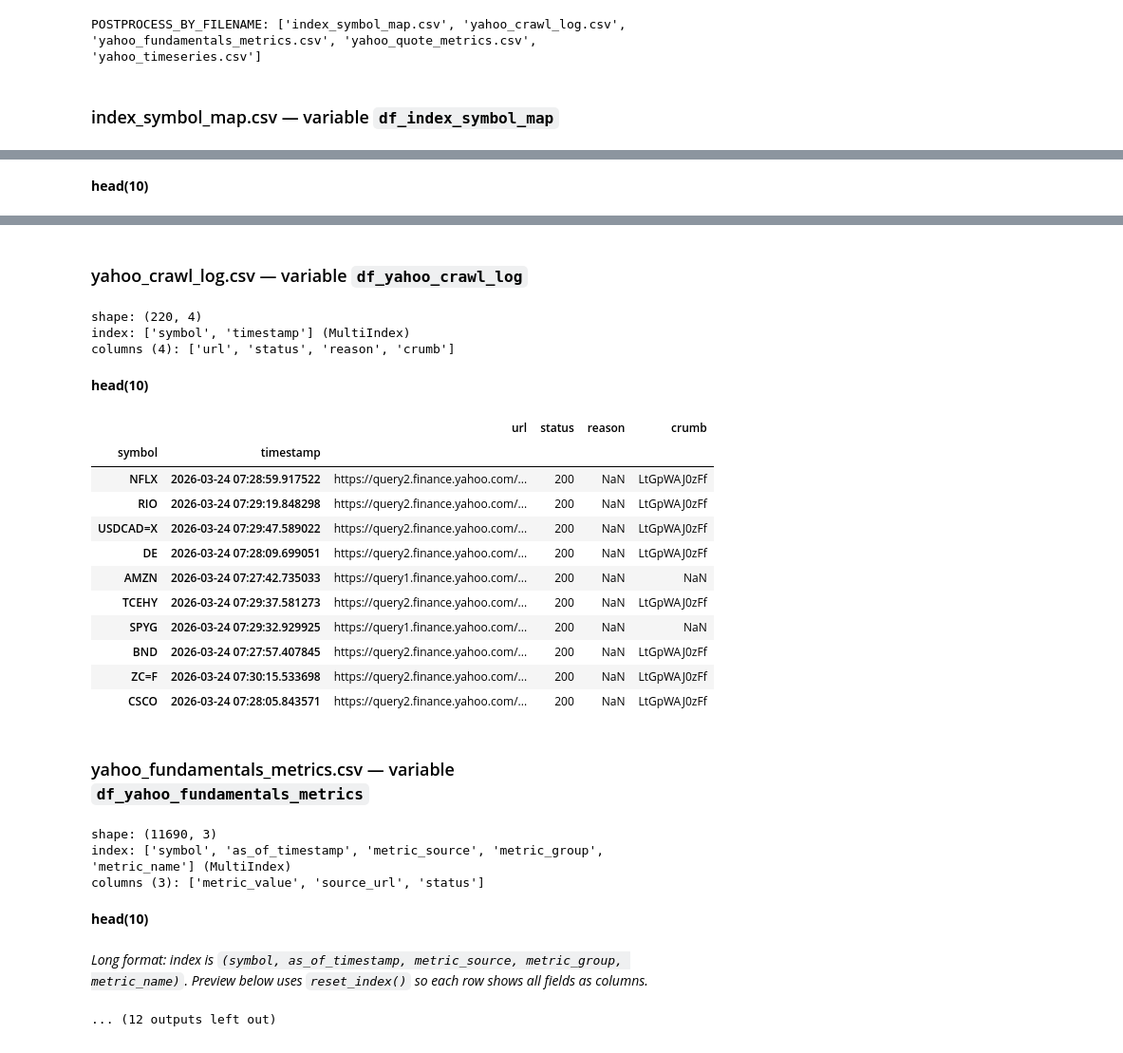
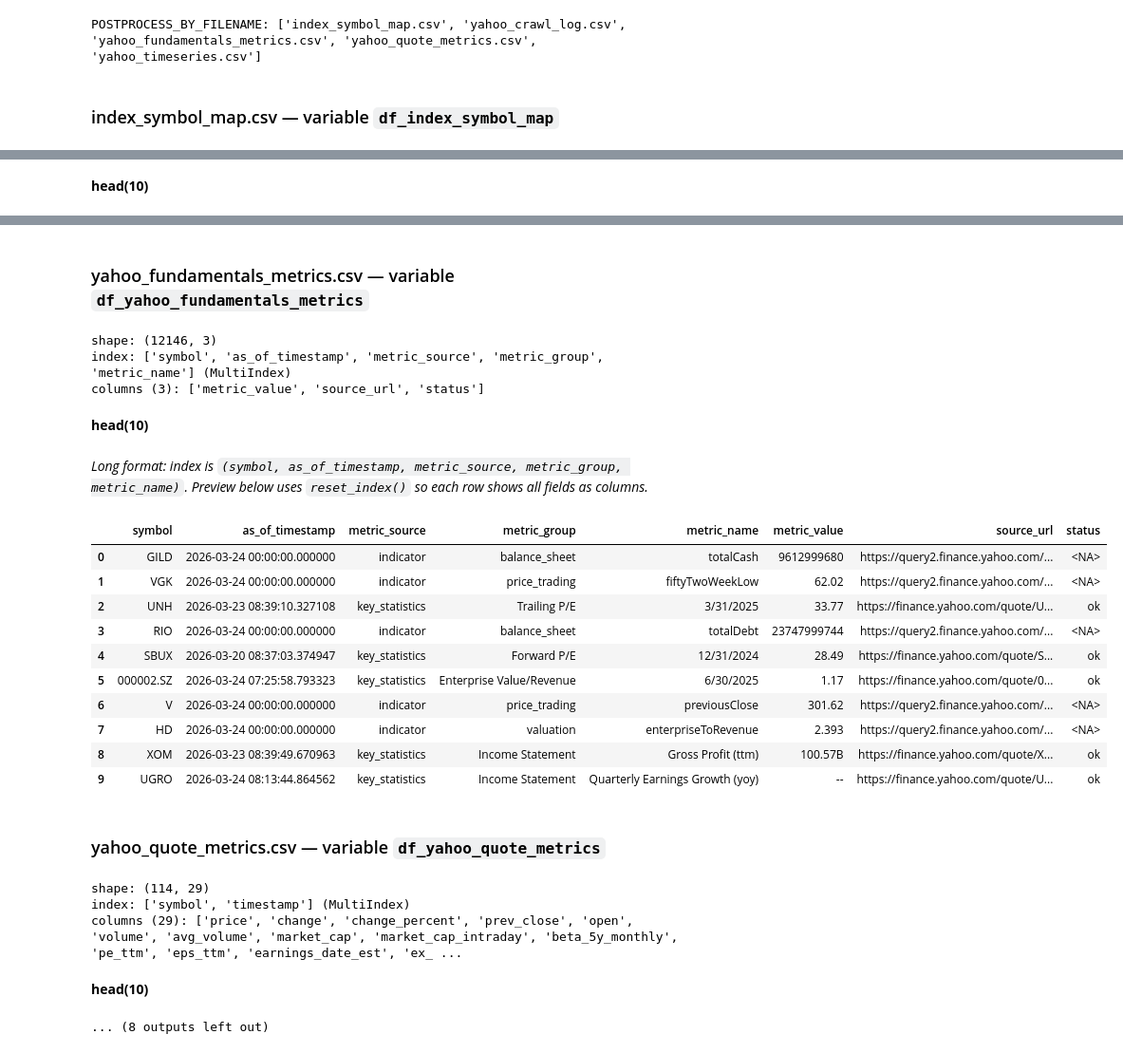
Before and after one commit to whatsforlunch99/openFund-AI, a Jupyter notebook: database_data/display_postprocessed.ipynb, the cells around one changed output, grey strips where cells are left out. Shown at 95% size. Drawn from its saved outputs; the diff is of its cells as text; code cells hidden in the pictures.

```diff
--- a/database_data/display_postprocessed.ipynb
+++ b/database_data/display_postprocessed.ipynb
@@ -109,22 +109,25 @@ _ipy = get_ipython()
 _user_ns = _ipy.user_ns if _ipy is not None else globals()
 
 for csv_name in names:
-    var_name = f"df_{Path(csv_name).stem}"
-    fn = POSTPROCESS_BY_FILENAME[csv_name]
-    try:
-        df = fn()
-    except FileNotFoundError as e:
-        display(Markdown(f"### {csv_name} (`{var_name}` not set)"))
-        print(f"skip (file not found): {e}")
-        continue
-    except Exception as e:
-        display(Markdown(f"### {csv_name} (`{var_name}` not set)"))
-        print(f"ERROR: {e!r}")
-        continue
-    df_dict[var_name] = df
-    _user_ns[var_name] = df
-    show_df(csv_name, df, var_name=var_name)
-    print()
+
+    if csv_name != "yahoo_crawl_log.csv":
+
+        var_name = f"df_{Path(csv_name).stem}"
+        fn = POSTPROCESS_BY_FILENAME[csv_name]
+        try:
+            df = fn()
+        except FileNotFoundError as e:
+            display(Markdown(f"### {csv_name} (`{var_name}` not set)"))
+            print(f"skip (file not found): {e}")
+            continue
+        except Exception as e:
+            display(Markdown(f"### {csv_name} (`{var_name}` not set)"))
+            print(f"ERROR: {e!r}")
+            continue
+        df_dict[var_name] = df
+        _user_ns[var_name] = df
+        show_df(csv_name, df, var_name=var_name)
+        print()
 
 print("df_dict keys:", sorted(df_dict))
 # %% [output]
@@ -148,24 +151,23 @@ columns (5): ['index_id', 'confidence', 'quoteType', 'matched_name', 'source_url
-### yahoo_crawl_log.csv — variable `df_yahoo_crawl_log`
+### yahoo_fundamentals_metrics.csv — variable `df_yahoo_fundamentals_metrics`
-shape: (220, 4)
-index: ['symbol', 'timestamp'] (MultiIndex)
-columns (4): ['url', 'status', 'reason', 'crumb']
+shape: (12146, 3)
+index: ['symbol', 'as_of_timestamp', 'metric_source', 'metric_group', 'metric_name'] (MultiIndex)
+columns (3): ['metric_value', 'source_url', 'status']
 **head(10)**
+_Long format: index is `(symbol, as_of_timestamp, metric_source, metric_group, metric_name)`. Preview below uses `reset_index()` so each row shows all fields as columns._
-|  |  | url | status | reason | crumb |
-| symbol | timestamp |  |  |  |  |
-| NFLX | 2026-03-24 07:28:59.917522 | https://query2.finance.yahoo.com/... | 200 | NaN | LtGpWAJ0zFf |
-| RIO | 2026-03-24 07:29:19.848298 | https://query2.finance.yahoo.com/... | 200 | NaN | LtGpWAJ0zFf |
-| USDCAD=X | 2026-03-24 07:29:47.589022 | https://query2.finance.yahoo.com/... | 200 | NaN | LtGpWAJ0zFf |
-| DE | 2026-03-24 07:28:09.699051 | https://query2.finance.yahoo.com/... | 200 | NaN | LtGpWAJ0zFf |
-| AMZN | 2026-03-24 07:27:42.735033 | https://query1.finance.yahoo.com/... | 200 | NaN | NaN |
-| TCEHY | 2026-03-24 07:29:37.581273 | https://query2.finance.yahoo.com/... | 200 | NaN | LtGpWAJ0zFf |
-| SPYG | 2026-03-24 07:29:32.929925 | https://query1.finance.yahoo.com/... | 200 | NaN | NaN |
-| BND | 2026-03-24 07:27:57.407845 | https://query2.finance.yahoo.com/... | 200 | NaN | LtGpWAJ0zFf |
-| ZC=F | 2026-03-24 07:30:15.533698 | https://query2.finance.yahoo.com/... | 200 | NaN | LtGpWAJ0zFf |
-| CSCO | 2026-03-24 07:28:05.843571 | https://query2.finance.yahoo.com/... | 200 | NaN | LtGpWAJ0zFf |
+|  | symbol | as_of_timestamp | metric_source | metric_group | metric_name | metric_value | source_url | status |
+| 0 | GILD | 2026-03-24 00:00:00.000000 | indicator | balance_sheet | totalCash | 9612999680 | https://query2.finance.yahoo.com/... | <NA> |
+| 1 | VGK | 2026-03-24 00:00:00.000000 | indicator | price_trading | fiftyTwoWeekLow | 62.02 | https://query2.finance.yahoo.com/... | <NA> |
+| 2 | UNH | 2026-03-23 08:39:10.327108 | key_statistics | Trailing P/E | 3/31/2025 | 33.77 | https://finance.yahoo.com/quote/U... | ok |
+| 3 | RIO | 2026-03-24 00:00:00.000000 | indicator | balance_sheet | totalDebt | 23747999744 | https://query2.finance.yahoo.com/... | <NA> |
+| 4 | SBUX | 2026-03-20 08:37:03.374947 | key_statistics | Forward P/E | 12/31/2024 | 28.49 | https://finance.yahoo.com/quote/S... | ok |
+| 5 | 000002.SZ | 2026-03-24 07:25:58.793323 | key_statistics | Enterprise Value/Revenue | 6/30/2025 | 1.17 | https://finance.yahoo.com/quote/0... | ok |
+| 6 | V | 2026-03-24 00:00:00.000000 | indicator | price_trading | previousClose | 301.62 | https://query2.finance.yahoo.com/... | <NA> |
+| 7 | HD | 2026-03-24 00:00:00.000000 | indicator | valuation | enterpriseToRevenue | 2.393 | https://query2.finance.yahoo.com/... | <NA> |
+| 8 | XOM | 2026-03-23 08:39:49.670963 | key_statistics | Income Statement | Gross Profit (ttm) | 100.57B | https://finance.yahoo.com/quote/X... | ok |
+| 9 | UGRO | 2026-03-24 08:13:44.864562 | key_statistics | Income Statement | Quarterly Earnings Growth (yoy) | -- | https://finance.yahoo.com/quote/U... | ok |
-### yahoo_fundamentals_metrics.csv — variable `df_yahoo_fundamentals_metrics`
+### yahoo_quote_metrics.csv — variable `df_yahoo_quote_metrics`
-shape: (11690, 3)
-index: ['symbol', 'as_of_timestamp', 'metric_source', 'metric_group', 'metric_name'] (MultiIndex)
-columns (3): ['metric_value', 'source_url', 'status']
+shape: (114, 29)
+index: ['symbol', 'timestamp'] (MultiIndex)
+columns (29): ['price', 'change', 'change_percent', 'prev_close', 'open', 'volume', 'avg_volume', 'market_cap', 'market_cap_intraday', 'beta_5y_monthly', 'pe_ttm', 'eps_ttm', 'earnings_date_est', 'ex_ ...
-**head(10)**
-_Long format: index is `(symbol, as_of_timestamp, metric_source, metric_group, metric_name)`. Preview below uses `reset_index()` so each row shows all fields as columns._
+**head(10)**
-... (12 outputs left out)
+... (8 outputs left out)
```
Also changed, not shown: parts of 2 cells of this notebook, 6 other files.
